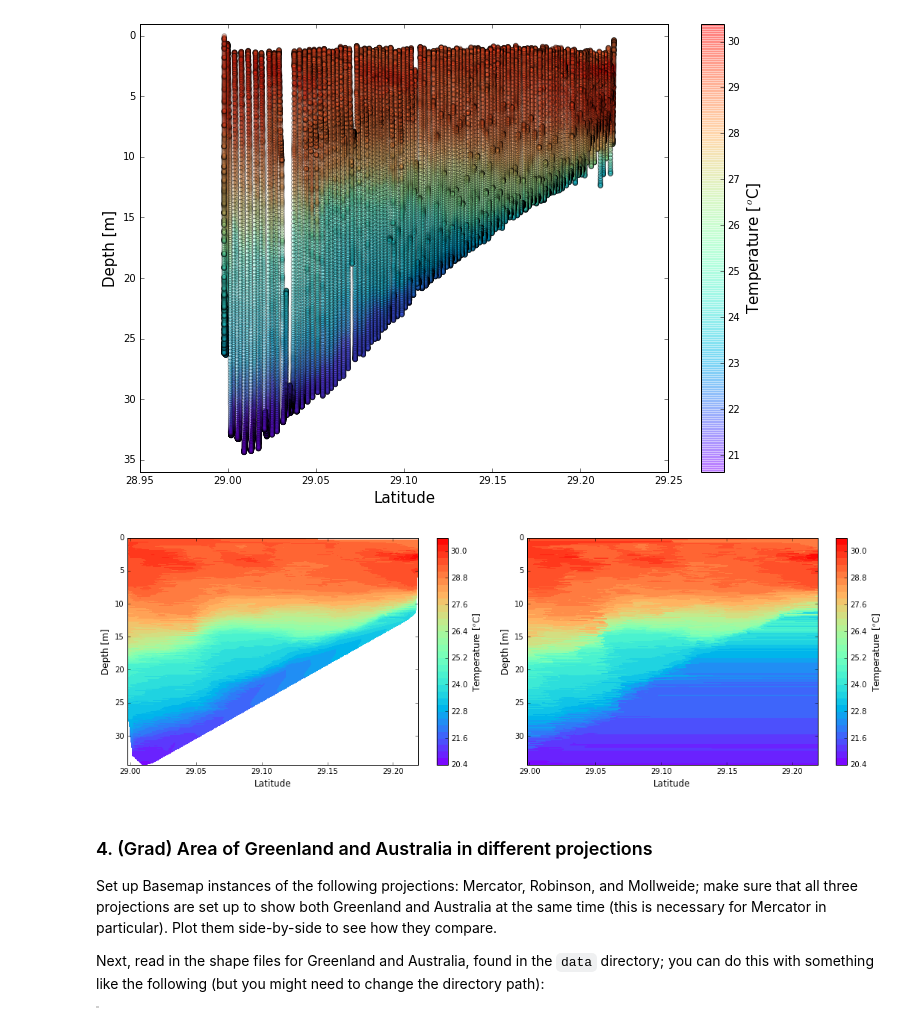
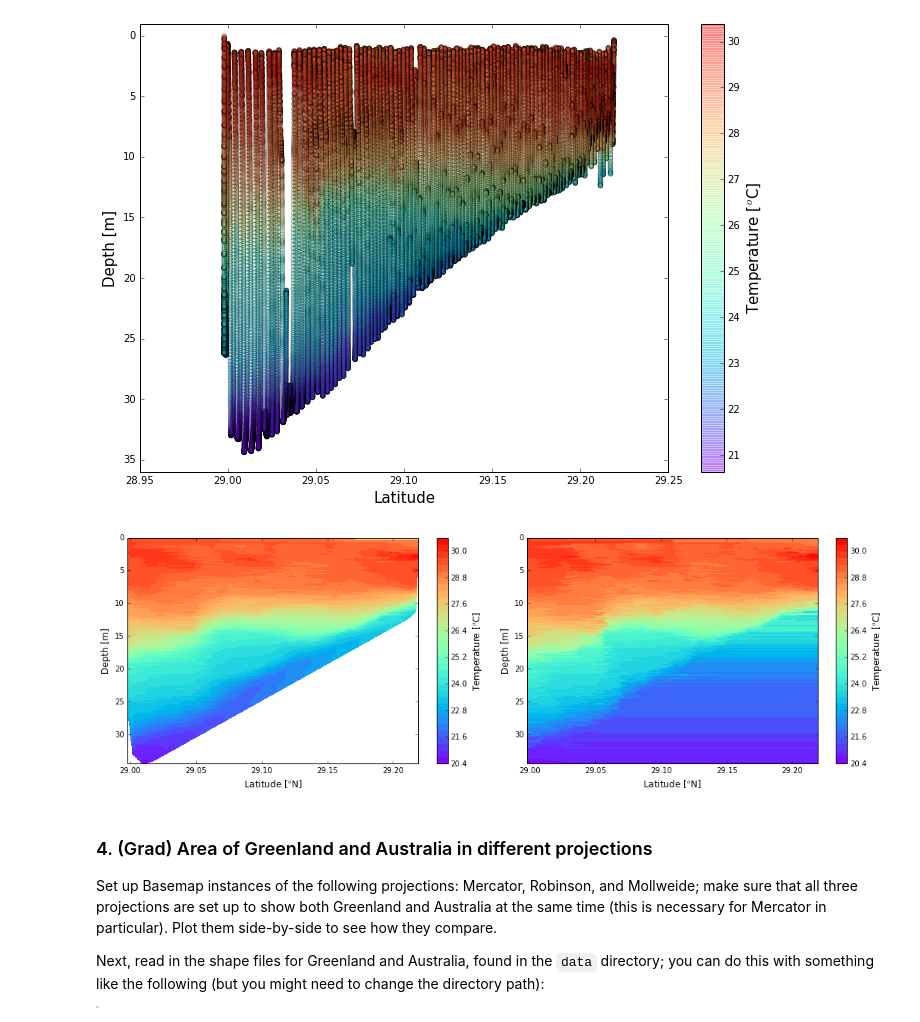
Before and after one commit to johntamu/python4geosciences-hw, a Jupyter notebook: hw05-solutions.ipynb, the cells around one changed output. Saved outputs shown, nothing was run; the diff lists cells and outputs as text; code cells hidden in the pictures.

```diff
--- a/hw05-solutions.ipynb
+++ b/hw05-solutions.ipynb
@@ -213,27 +236,27 @@ zi2 = scipy.interpolate.griddata((lat, depth), temp, (xi, yi), method='nearest')
 # %%
 fig = plt.figure(figsize=(15,5))
 
 ax0 = fig.add_subplot(1,2,1) # Interpolated data using LINEAR method
 cp0 = ax0.contourf(xi,yi,zi,35, cmap='rainbow')
 cb0 = plt.colorbar(cp0, ax=ax0)
 # axes[0].gca().invert_yaxis()
 ax0.set_ylabel('Depth [m]', size=12)
-ax0.set_xlabel('Latitude', size=12)
+ax0.set_xlabel('Latitude [$^{o}$N]', size=12)
 cb0.set_label('Temperature [$^{o}$C]', size=12)
 ax0.invert_yaxis()
 
 
 ax1 = fig.add_subplot(1,2,2) # Interpolated data using NEAREST NEIGHBOR method
 cp1 = ax1.contourf(xi,yi,zi2,35, cmap='rainbow')
 cb1 = plt.colorbar(cp1, ax=ax1)
 ax1.set_ylabel('Depth [m]', size=12)
-ax1.set_xlabel('Latitude', size=12)
+ax1.set_xlabel('Latitude [$^{o}$N]', size=12)
 cb1.set_label('Temperature [$^{o}$C]', size=12)
 ax1.invert_yaxis()
 
 fig.tight_layout()
 # %% [output]
-[figure, old version]
+[figure, new version]
 # %%
 # fig = plt.figure(figsize=(10,6))
 # contour = plt.contourf(xi,yi,zi, cmap='rainbow') # plotting the interpolated data
```
Also changed, not shown: parts of 3 cells of this notebook.
